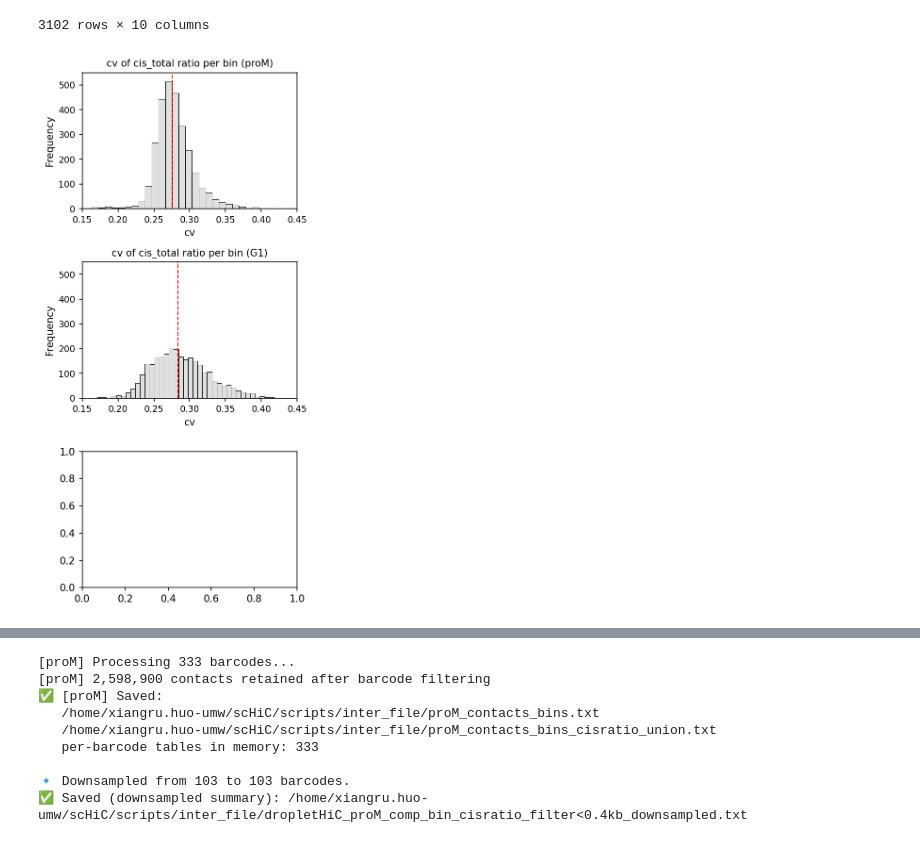
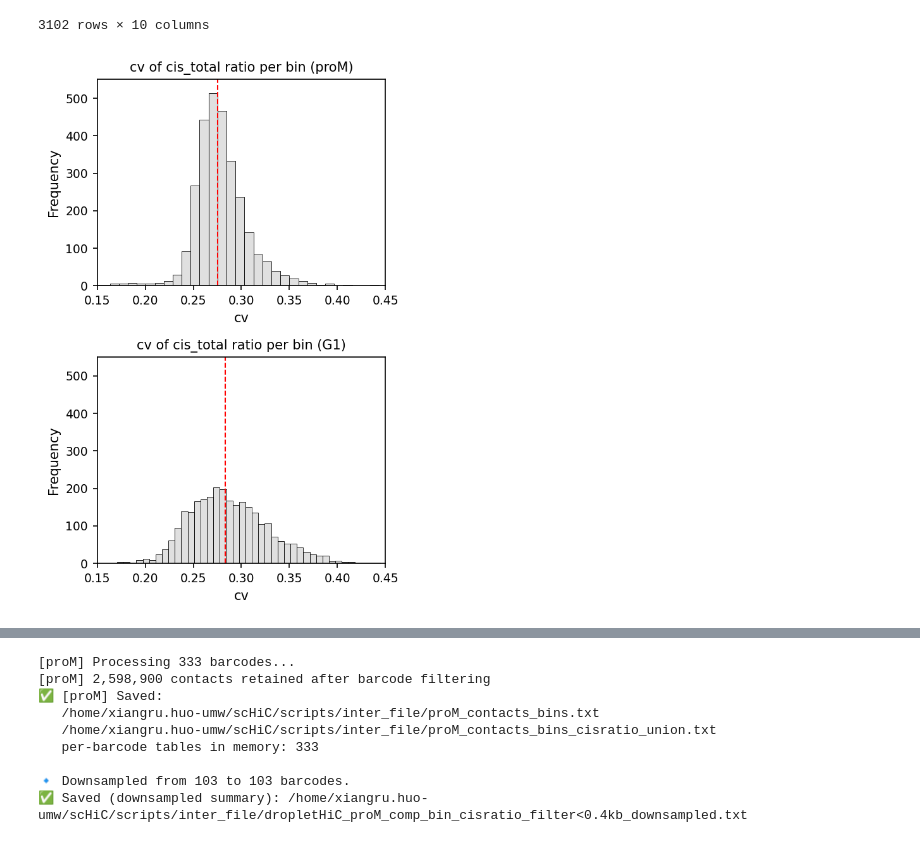
Before and after one commit to dekkerlab/Single_cell_scripts, a Jupyter notebook: Hi-C_Fig1_3/proM_G1.4.droplet_based.interaction_densitymap_filterinterphase_cistotal_ratio.ipynb, the cells around one changed output, grey strips where cells are left out. Cells and saved outputs as stored; diff of their text form; code cells hidden in the pictures.

```diff
--- a/Hi-C_Fig1_3/proM_G1.4.droplet_based.interaction_densitymap_filterinterphase_cistotal_ratio.ipynb
+++ b/Hi-C_Fig1_3/proM_G1.4.droplet_based.interaction_densitymap_filterinterphase_cistotal_ratio.ipynb
@@ -1711,35 +1711,35 @@ datasets = {
 }
 
 # --- Plot: 3 rows, 1 column ---
-fig, axes = plt.subplots(nrows=3, ncols=1, figsize=(4, 8), dpi=150)
+fig, axes = plt.subplots(nrows=2, ncols=1, figsize=(4, 6), dpi=150)
 
 for i, (stage, df) in enumerate(datasets.items()):
     median = df["cisratio_cv"].median()
 
     # Histogram
     sns.histplot(
         df["cisratio_cv"], bins=50, kde=False,
         color="lightgrey", alpha=0.7, ax=axes[i]
     )
 
     # Axis limits and style
     axes[i].set_xlim(0.15, 0.45)
     axes[i].set_ylim(0, 550)
     axes[i].axvline(x=median, color="red", linestyle="--", lw=1)
 
     axes[i].set_title(f"cv of cis_total ratio per bin ({stage})", fontsize=10)
     axes[i].set_xlabel("cv", fontsize=10)
     axes[i].set_ylabel("Frequency", fontsize=10)
     axes[i].tick_params(axis="both", which="major", labelsize=9)
 
 plt.tight_layout()
 
 # Save
 #plt.savefig(
 #    "/home/xiangru.huo-umw/scHiC/scripts/plot2/Bin_cistrans_cv_perbin_proM_Asyn_G1.pdf",
 #    format="pdf", bbox_inches="tight"
 #)
 
 plt.show()
 # %% [output]
-[figure, old version]
+[figure, new version]
```
Also changed, not shown: parts of 2 cells of this notebook, 5 other files.
